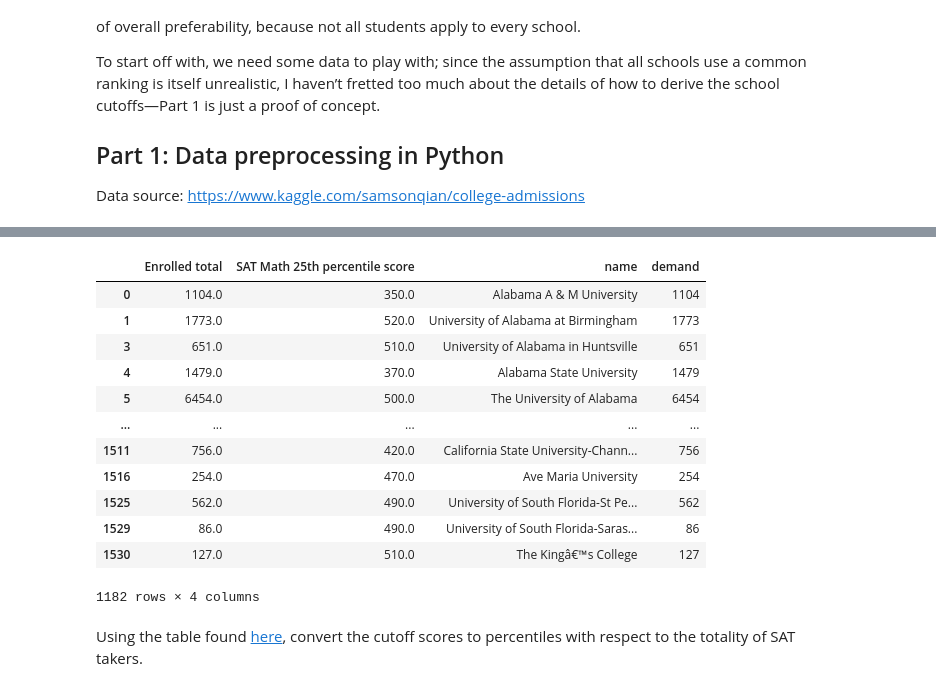
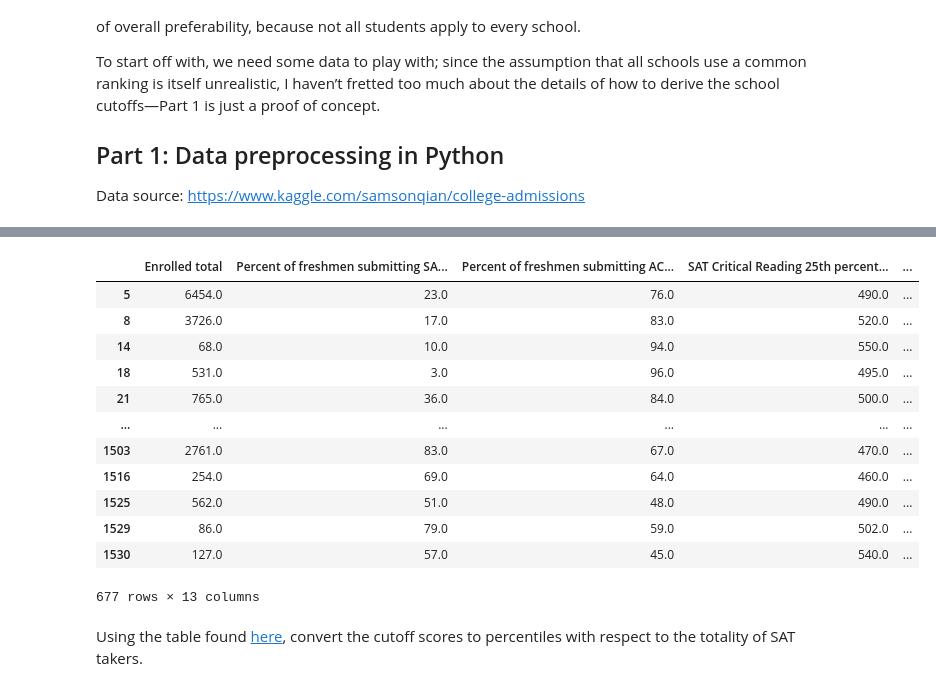
Before and after one commit to maxkapur/StudentPrefsRevOpt, a Jupyter notebook: 1_Preprocessing.ipynb, the cells around one changed output, grey strips where cells are left out. Drawn from its saved outputs; the diff is of its cells as text; code cells hidden in the pictures.

```diff
--- a/1_Preprocessing.ipynb
+++ b/1_Preprocessing.ipynb
@@ -33,0 +32,14 @@ We assume the market is at equilibrium, meaning that schools have tuned their ad
+# %%
+stats = pd.read_csv("admitstats_raw.csv")[['Name',
+                                           'Enrolled total',
+                                           'Percent of freshmen submitting SAT scores',
+                                           'Percent of freshmen submitting ACT scores',
+                                           'SAT Critical Reading 25th percentile score',
+                                           'SAT Critical Reading 75th percentile score',
+                                           'SAT Math 25th percentile score',
+                                           'SAT Math 75th percentile score',
+                                           'SAT Writing 25th percentile score',
+                                           'SAT Writing 75th percentile score',
+                                           'ACT Composite 25th percentile score',
+                                           'ACT Composite 75th percentile score']]
+stats.dropna(inplace=True)
@@ -34,22 +62,20 @@ We assume the market is at equilibrium, meaning that schools have tuned their ad
 # %%
-stats = pd.read_csv("admitstats_raw.csv")[['Name', 'Enrolled total', 'SAT Math 25th percentile score']]
-stats.dropna(inplace=True)
 stats['name'] = stats['Name']; del stats['Name']
 stats['demand'] = stats['Enrolled total'].astype(int)
 stats
 # %% [output]
-|  | Enrolled total | SAT Math 25th percentile score | name | demand |
-| 0 | 1104.0 | 350.0 | Alabama A & M University | 1104 |
-| 1 | 1773.0 | 520.0 | University of Alabama at Birmingham | 1773 |
-| 3 | 651.0 | 510.0 | University of Alabama in Huntsville | 651 |
-| 4 | 1479.0 | 370.0 | Alabama State University | 1479 |
-| 5 | 6454.0 | 500.0 | The University of Alabama | 6454 |
-| ... | ... | ... | ... | ... |
-| 1511 | 756.0 | 420.0 | California State University-Chann... | 756 |
-| 1516 | 254.0 | 470.0 | Ave Maria University | 254 |
-| 1525 | 562.0 | 490.0 | University of South Florida-St Pe... | 562 |
-| 1529 | 86.0 | 490.0 | University of South Florida-Saras... | 86 |
-| 1530 | 127.0 | 510.0 | The Kingâ€™s College | 127 |
+|  | Enrolled total | Percent of freshmen submitting SA... | Percent of freshmen submitting AC... | SAT Critical Reading 25th percent... | ... |
+| 5 | 6454.0 | 23.0 | 76.0 | 490.0 | ... |
+| 8 | 3726.0 | 17.0 | 83.0 | 520.0 | ... |
+| 14 | 68.0 | 10.0 | 94.0 | 550.0 | ... |
+| 18 | 531.0 | 3.0 | 96.0 | 495.0 | ... |
+| 21 | 765.0 | 36.0 | 84.0 | 500.0 | ... |
+| ... | ... | ... | ... | ... | ... |
+| 1503 | 2761.0 | 83.0 | 67.0 | 470.0 | ... |
+| 1516 | 254.0 | 69.0 | 64.0 | 460.0 | ... |
+| 1525 | 562.0 | 51.0 | 48.0 | 490.0 | ... |
+| 1529 | 86.0 | 79.0 | 59.0 | 502.0 | ... |
+| 1530 | 127.0 | 57.0 | 45.0 | 540.0 | ... |
-1182 rows × 4 columns
+677 rows × 13 columns
 # %% [markdown]
 Using the table found [here](https://web.archive.org/web/20161128224433/https://collegereadiness.collegeboard.org/pdf/understanding-sat-scores-2016.pdf), convert the cutoff scores to percentiles with respect to the totality of SAT takers.
```
Also changed, not shown: parts of 13 cells of this notebook, 14 other files.
